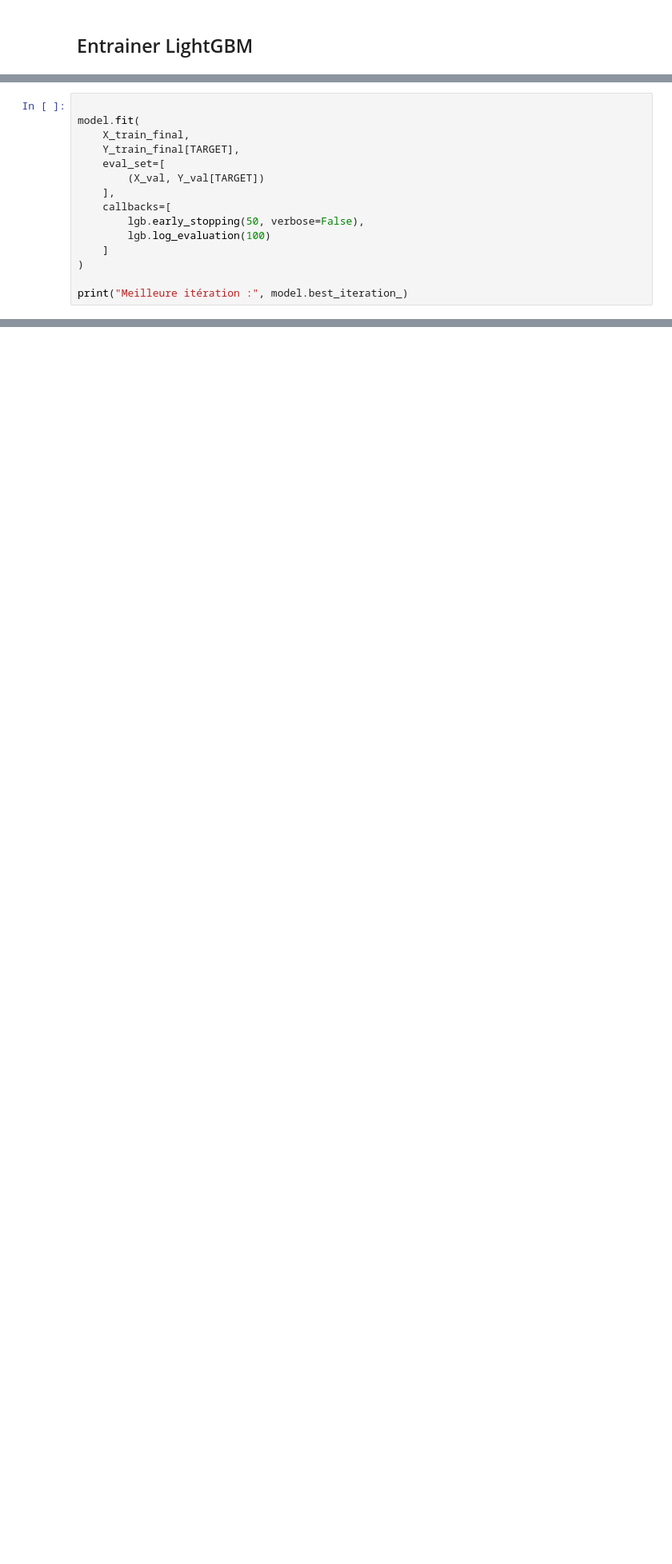
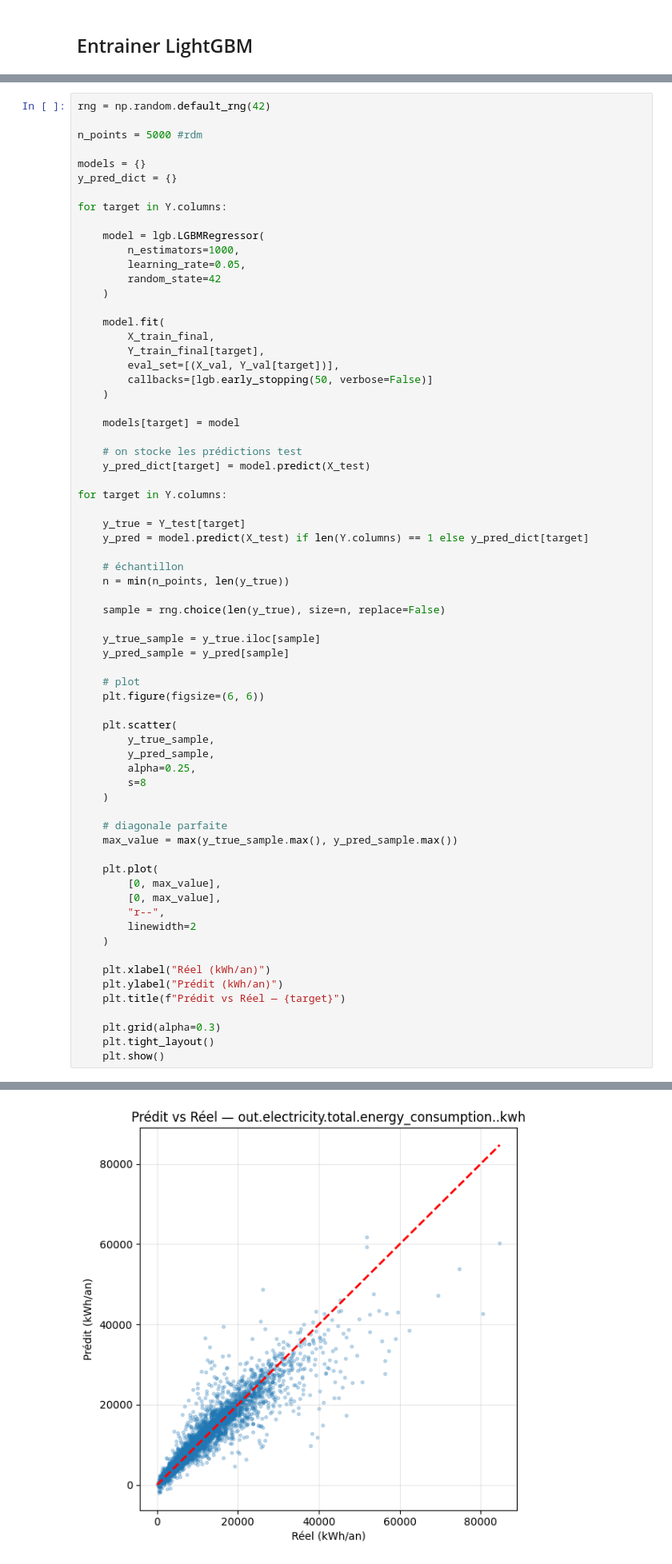
Before and after one commit to BOUBAKERAMDY/FlexiMax, a Jupyter notebook: notebooks/05_deeplearning/lightgbm_stratified.ipynb, the cells around one changed output, grey strips where cells are left out. Shown at 80% size. Saved outputs shown, nothing was run; the diff lists cells and outputs as text; blank space fills up the shorter version.

```diff
--- a/notebooks/05_deeplearning/lightgbm_stratified.ipynb
+++ b/notebooks/05_deeplearning/lightgbm_stratified.ipynb
@@ -125,15 +123,0 @@ LGBMRegressor(colsample_bytree=0.8, learning_rate=0.05, n_estimators=1000,
-# %%
-
-model.fit(
-    X_train_final,
-    Y_train_final[TARGET],
-    eval_set=[
-        (X_val, Y_val[TARGET])
-    ],
-    callbacks=[
-        lgb.early_stopping(50, verbose=False),
-        lgb.log_evaluation(100)
-    ]
-)
-
-print("Meilleure itération :", model.best_iteration_)
@@ -258,0 +218,69 @@ plt.show()
+# %%
+rng = np.random.default_rng(42)
+
+n_points = 5000 #rdm
+
+models = {}
+y_pred_dict = {}
+
+for target in Y.columns:
+
+    model = lgb.LGBMRegressor(
+        n_estimators=1000,
+        learning_rate=0.05,
+        random_state=42
+    )
+
+    model.fit(
+        X_train_final,
+        Y_train_final[target],
+        eval_set=[(X_val, Y_val[target])],
+        callbacks=[lgb.early_stopping(50, verbose=False)]
+    )
+
+    models[target] = model
+
+    # on stocke les prédictions test
+    y_pred_dict[target] = model.predict(X_test)
+
+for target in Y.columns:
+
+    y_true = Y_test[target]
+    y_pred = model.predict(X_test) if len(Y.columns) == 1 else y_pred_dict[target]
+
+    # échantillon
+    n = min(n_points, len(y_true))
+
+    sample = rng.choice(len(y_true), size=n, replace=False)
+
+    y_true_sample = y_true.iloc[sample]
+    y_pred_sample = y_pred[sample]
+
+    # plot
+    plt.figure(figsize=(6, 6))
+
+    plt.scatter(
+        y_true_sample,
+        y_pred_sample,
+        alpha=0.25,
+        s=8
+    )
+
+    # diagonale parfaite
+    max_value = max(y_true_sample.max(), y_pred_sample.max())
+
+    plt.plot(
+        [0, max_value],
+        [0, max_value],
+        "r--",
+        linewidth=2
+    )
+
+    plt.xlabel("Réel (kWh/an)")
+    plt.ylabel("Prédit (kWh/an)")
+    plt.title(f"Prédit vs Réel — {target}")
+
+    plt.grid(alpha=0.3)
+    plt.tight_layout()
+    plt.show()
+# %% [output]
@@ -258,0 +304 @@ plt.show()
+[figure, added]
```
Also changed, not shown: parts of 11 cells of this notebook.
